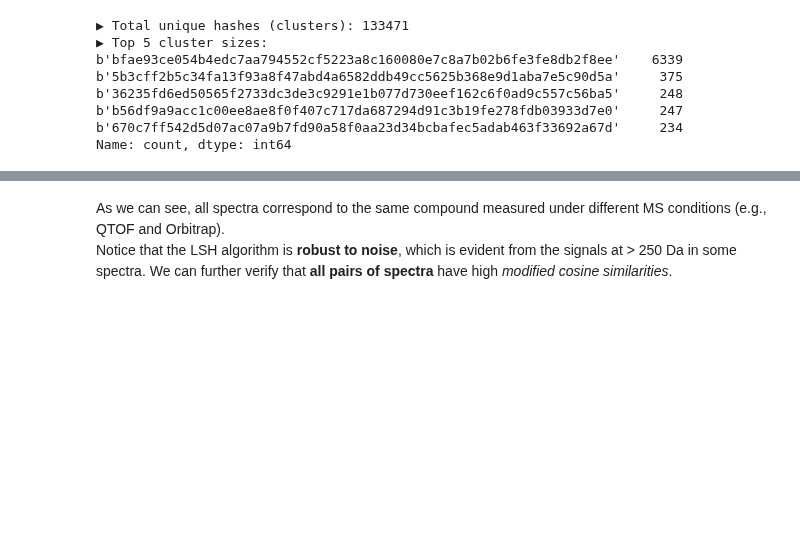
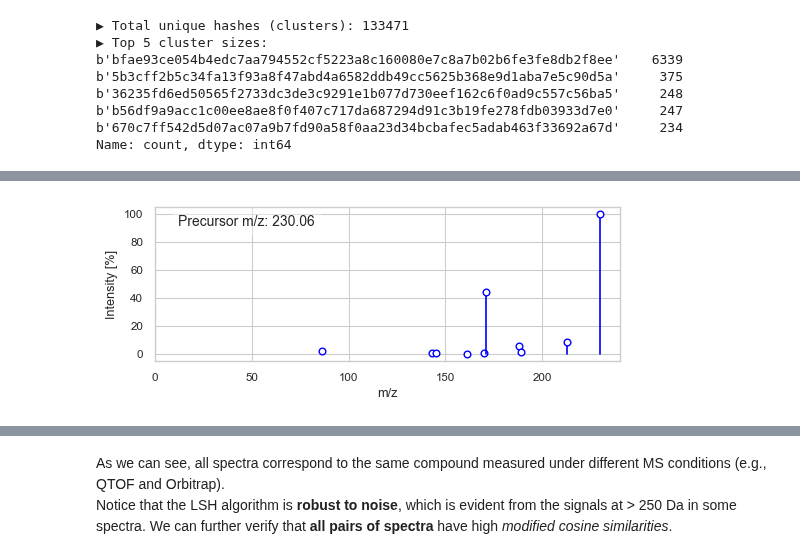
Before and after one commit to pluskal-lab/DreaMS_MIMB, a Jupyter notebook: notebooks/2_deduplication.ipynb, the cells around one changed output, grey strips where cells are left out. Drawn from its saved outputs; the diff is of its cells as text; code cells hidden in the pictures; blank space fills up the shorter version.

```diff
--- a/notebooks/2_deduplication.ipynb
+++ b/notebooks/2_deduplication.ipynb
@@ -336,0 +372,94 @@ Name: count, dtype: int64
+# %%
+import numpy as np
+import pandas as pd
+from dreams.utils.spectra import unpad_peak_list
+
+# 1) Clusters of size 5 (same ordering as your example)
+lsh_counts  = pd.Series(hashes).value_counts()
+five_hashes = lsh_counts[lsh_counts == 5].index
+
+# 2) Preload columns as NumPy arrays (so we can fancy-index safely)
+inchis_all = np.asarray(msdata.get_values('INCHIKEY'), dtype=object)
+inst_all   = np.asarray(msdata.get_values('INSTRUMENT_TYPE'), dtype=object)
+ce_all     = np.asarray(msdata.get_values('COLLISION_ENERGY'), dtype=object)
+prec_all   = np.asarray(msdata.get_values('precursor_mz'), dtype=float)
+
+def normalize_inst_arr(arr):
+    """Map bytes/empty/'nan' strings/None -> NaN, keep real labels."""
+    out = []
+    for x in arr:
+        if isinstance(x, bytes):
+            x = x.decode('utf-8', errors='ignore')
+        if x is None:
+            out.append(np.nan)
+        elif isinstance(x, str):
+            t = x.strip()
+            out.append(np.nan if (t == '' or t.lower() == 'nan') else t)
+        else:
+            out.append(x)
+    return pd.Series(out, dtype=object)
+
+def cluster_has_heavy_peak(i_list, delta=10.0):
+    """True if any spectrum has max(m/z) >= precursor_mz + delta (after unpadding)."""
+    for j in i_list:
+        j = int(j)
+        prec = prec_all[j]
+        if not np.isfinite(prec):
+            continue
+        pl = unpad_peak_list(msdata.get_spectra()[j])  # shape (2, n_peaks)
+        if pl.shape[1] == 0:
+            continue
+        if float(pl[0].max()) >= prec + delta:
+            return True
+    return False
+
+# 3) Find a single i (index within five_hashes) that meets all constraints
+i = None
+for pos, h in enumerate(five_hashes):
+    idx_tmp = np.where(hashes == h)[0]
+    ilist = idx_tmp.tolist()
+
+    # same compound
+    if pd.Series(inchis_all[ilist]).nunique(dropna=True) != 1:
+        continue
+    # ≥2 instrument types (NaN counts as a category)
+    if normalize_inst_arr(inst_all[ilist]).nunique(dropna=False) < 2:
+        continue
+    # ≥2 collision energies (NaN counts as a category)
+    ce_ser = pd.Series(ce_all[ilist], dtype=object)
+    # Normalize string 'nan' if present
+    ce_ser = ce_ser.map(lambda x: (np.nan if isinstance(x, str) and x.strip().lower() == 'nan' else x))
+    if ce_ser.nunique(dropna=False) < 2:
+        continue
+    # noisy condition: at least one spectrum with max m/z >= precursor_mz + 10
+    if not cluster_has_heavy_peak(ilist, delta=10.0):
+        continue
+
+    i = pos
+    break
+
+assert i is not None, "No size-5 cluster met all criteria (incl. noisy spectrum)."
+
+# 4) Use `i` exactly like your original snippet
+lsh_i = five_hashes[i]
+idx   = np.where(hashes == lsh_i)[0]
+
+print("i =", i)
+print("Chosen LSH:", lsh_i)
+print("Instrument types in cluster:", list(normalize_inst_arr(inst_all[idx.tolist()]).unique()))
+print("Collision energies in cluster:", list(pd.Series(ce_all[idx.tolist()], dtype=object).unique()))
+
+# Optional: verify which spectra are 'noisy'
+def max_mz_minus_prec(j):
+    j = int(j)
+    pl = unpad_peak_list(msdata.get_spectra()[j])
+    if pl.shape[1] == 0 or not np.isfinite(prec_all[j]):
+        return np.nan
+    return float(pl[0].max() - prec_all[j])
+
+print("max(m/z) - precursor per spectrum:", [max_mz_minus_prec(k) for k in idx])
+
+# Visualize
+for k in idx:
+    print(msdata.at(int(k), plot_mol=True))
+# %% [output]
@@ -336,0 +471 @@ Name: count, dtype: int64
+[figure, added]
```
Also changed, not shown: parts of 12 cells of this notebook.
